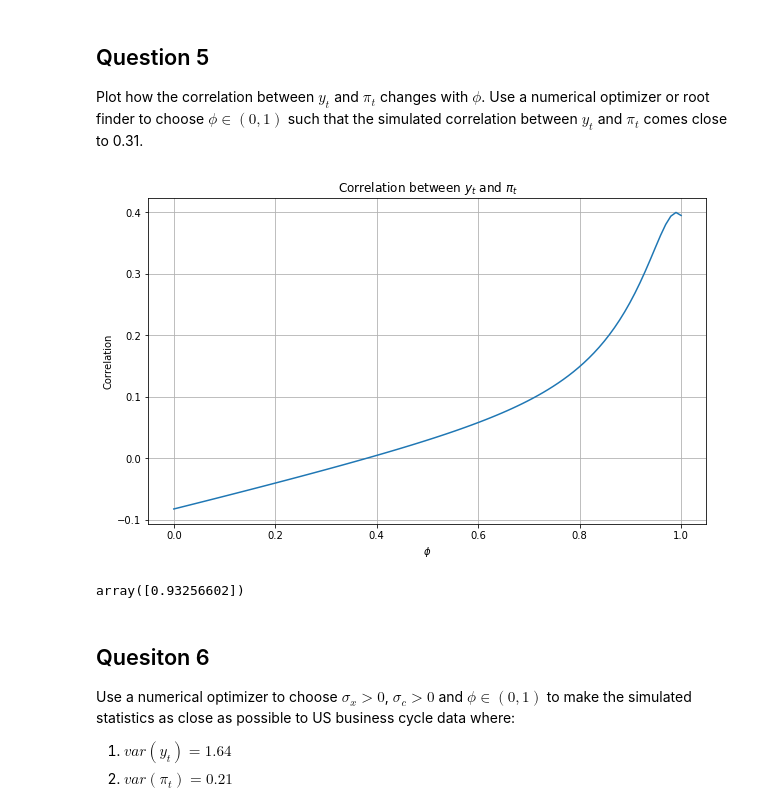
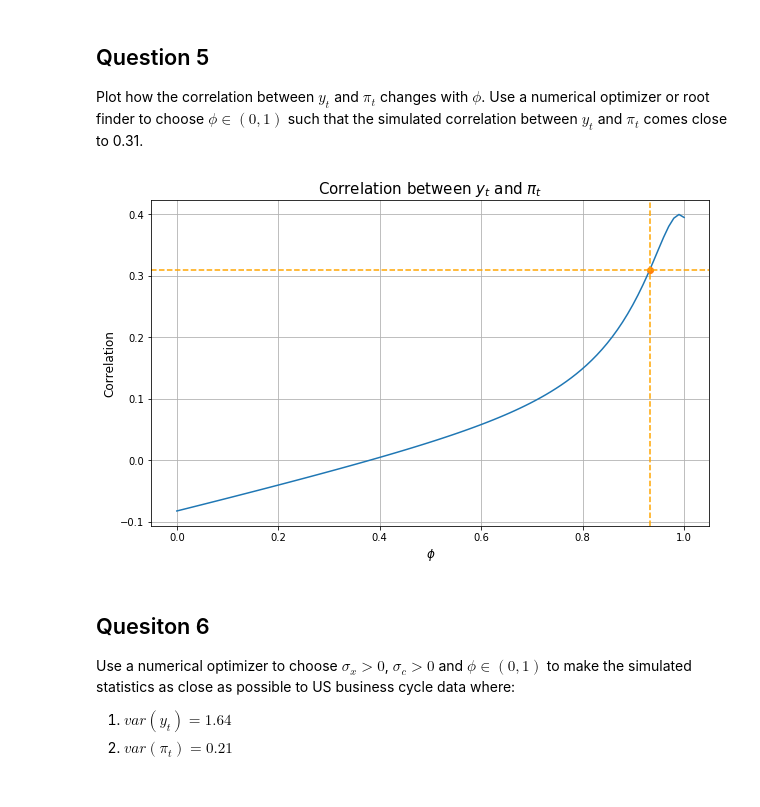
Before and after one commit to NumEconCopenhagen/projects-2019-credible-threats, a Jupyter notebook: examproject/Idaho.ipynb, the cells around one changed output. Cells and saved outputs as stored; diff of their text form; code cells hidden in the pictures.

```diff
--- a/examproject/Idaho.ipynb
+++ b/examproject/Idaho.ipynb
@@ -558,37 +659,54 @@ Plot how the correlation between $y_t$ and $\pi_t$ changes with $\phi$. Use a nu
 
 y1 = 0
 pi_init = 0
 s_init = 0
 
 v_init = 0
 x0 = 0.1
 xt = 0
 ct = 0
 
 def superman(s):
     y_phi = [0]
     pi_phi = [0]
     for i in range(1,num):
         y_sim_new = sol_y_func(vt=vt_new[i],st=st_new[i],pit1=pi_phi[i-1],yt1=y_phi[i-1],st1=st_new[i-1],phi=s)
         y_phi.append(y_sim_new)
         pi_sim_new = sol_pi_func(vt=vt_new[i],st=st_new[i],yt=y_phi[i],pit1=pi_phi[i-1],yt1=y_phi[i-1],st1=st_new[i-1],phi=s)
         pi_phi.append(pi_sim_new)
     return np.corrcoef(y_phi,pi_phi)[0,1]
 
+# Finding the value of phi which give the correlation 0.31
+x0 = 0
+def batman(x):
+    return (superman(x)-0.31)**2
+
+obj_func = lambda x: superman(x)-0.31
+
+result = optimize.minimize(batman,x0)
+phi_val = result.x
+
 # Plot
 x = np.linspace(0,1,100)
 y = np.empty(100)
 for i,X in enumerate(x):
     y[i] = superman(X)
 
+# i.  Font sizes
+title_font = {'size':'15'}
+label_font = {'size':'12'}
+# ii. Figure
 plt.figure(figsize=(10,6))
 plt.plot(x,y)
-plt.title('Correlation between $y_t$ and $\pi_t$')
-plt.xlabel('$\phi$')
-plt.ylabel('Correlation')
+plt.plot(phi_val,0.31, marker='o')
+plt.axvline(phi_val, linestyle='dashed', color="orange")
+plt.axhline(0.31, linestyle='dashed', color="orange")
+plt.title('Correlation between $y_t$ and $\pi_t$', **title_font)
+plt.xlabel('$\phi$', **label_font)
+plt.ylabel('Correlation', **label_font)
 plt.grid(True)
 # %% [output]
-[figure, old version]
+[figure, new version]
 # %%
 x0 = 0
 def batman(x):
@@ -597,9 +715,7 @@ def batman(x):
 obj_func = lambda x: superman(x)-0.31
 
 result = optimize.minimize(batman,x0)
-result.x
+phi_val = result.x
-# %% [output]
-array([0.93256602])
 # %% [markdown]
 ## Quesiton 6
 Use a numerical optimizer to choose $\sigma_x>0$, $\sigma_c>0$ and $\phi\in(0,1)$ to make the simulated statistics as close as possible to US business cycle data where:
```
Also changed, not shown: parts of 7 cells of this notebook.
